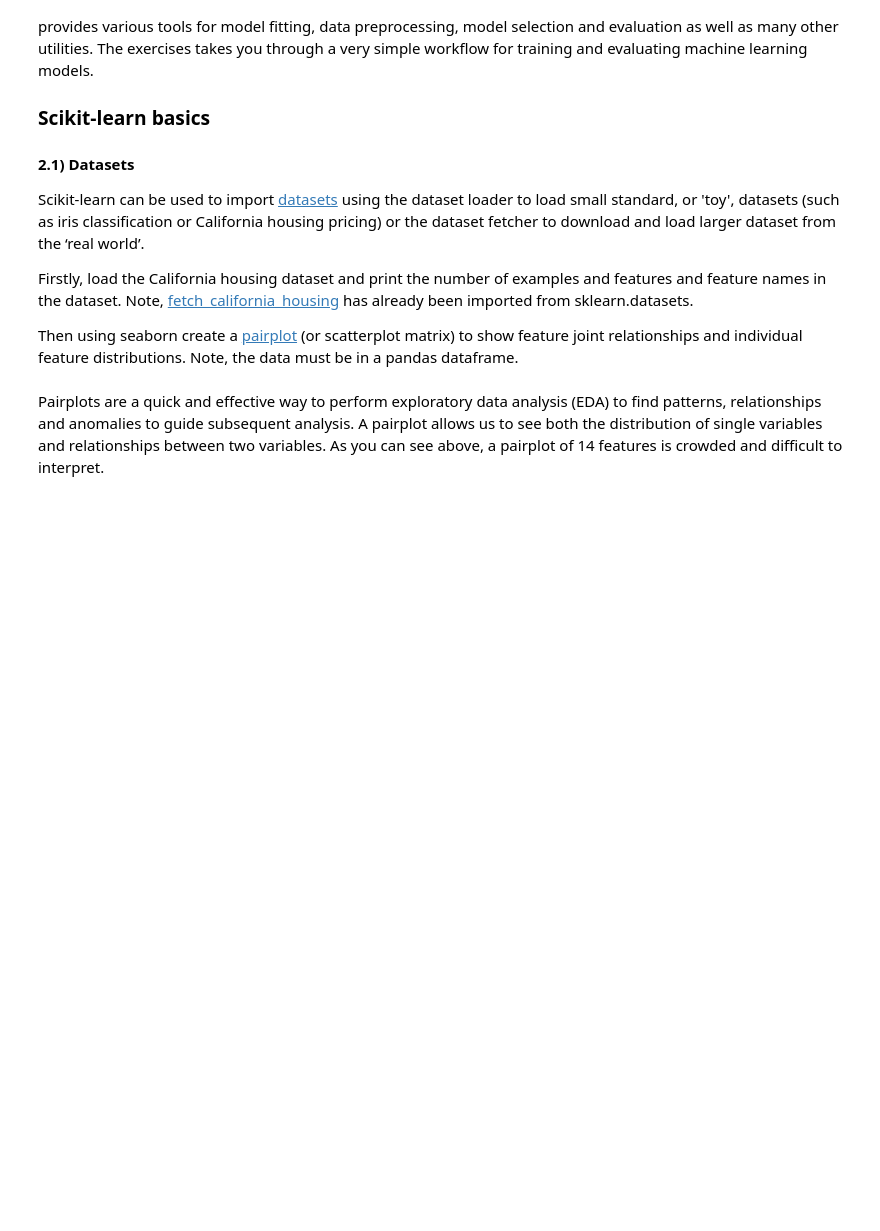
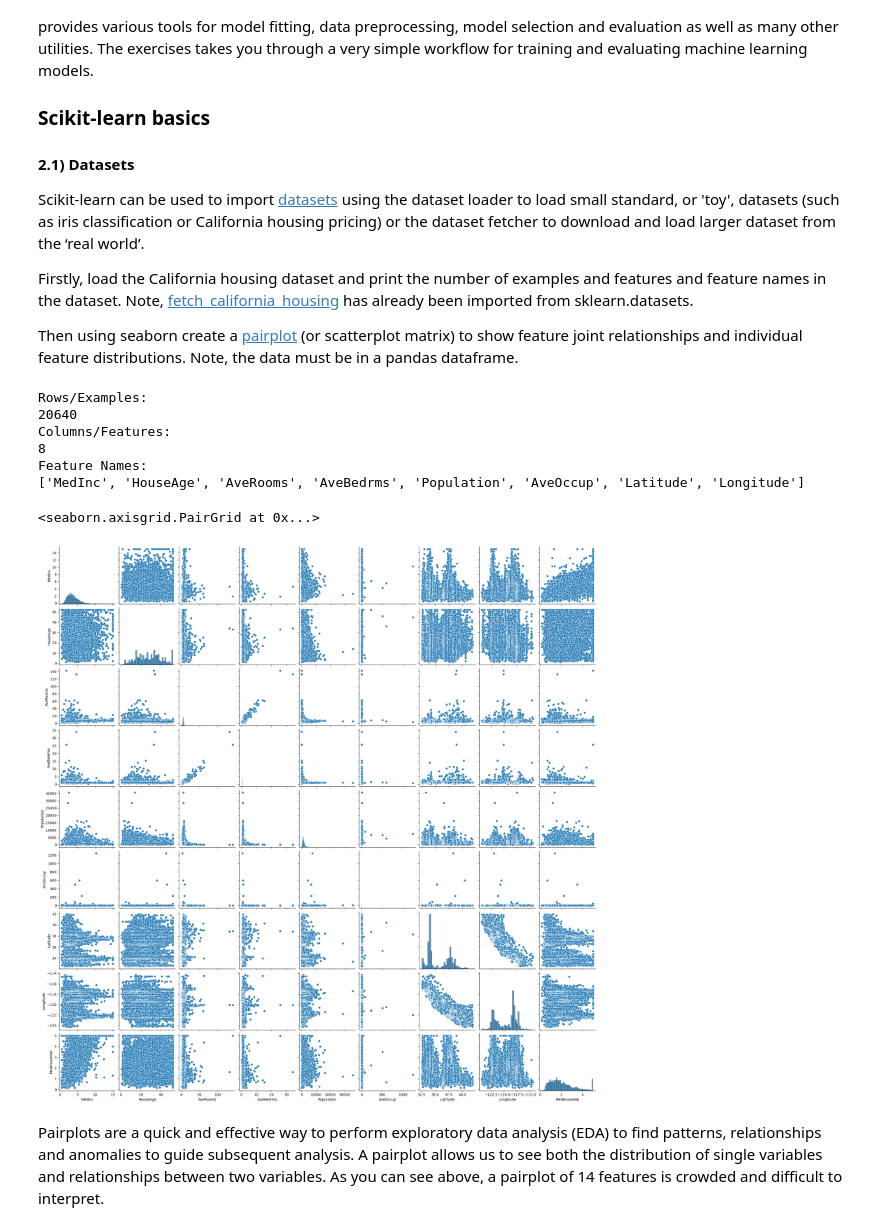
Before and after one commit to NunoAlberto/ML-Labs, a Jupyter notebook: lab1/lab1-intro_to_numpy_scikitlearn.ipynb, the cells around one changed output. Cells and saved outputs as stored; diff of their text form; code cells hidden in the pictures; blank space fills up the shorter version.

```diff
--- a/lab1/lab1-intro_to_numpy_scikitlearn.ipynb
+++ b/lab1/lab1-intro_to_numpy_scikitlearn.ipynb
@@ -438,3 +446,30 @@ Then using seaborn create a [pairplot](https://seaborn.pydata.org/tutorial/axis_
+# %%
+# write your code here
+
+rawData = fetch_california_housing(as_frame=True)
+
+print("Rows/Examples:")
+print(rawData.data.shape[0])
+
+print("Columns/Features:")
+print(rawData.data.shape[1])
+
+print("Feature Names:")
+print(rawData.feature_names)
+
+# data = np.array(rawData)
+# df = pd.DataFrame(data, columns = rawData.feature_names)
+
+sns.pairplot(rawData.frame)
+# %% [output]
+Rows/Examples:
+20640
+Columns/Features:
+8
+Feature Names:
+['MedInc', 'HouseAge', 'AveRooms', 'AveBedrms', 'Population', 'AveOccup', 'Latitude', 'Longitude']
+<seaborn.axisgrid.PairGrid at 0x...>
+[figure, added]
 # %% [markdown]
 Pairplots are a quick and effective way to perform exploratory data analysis (EDA) to find patterns, relationships and anomalies to guide subsequent analysis. A pairplot allows us to see both the distribution of single variables and relationships between two variables. As you can see above, a pairplot of 14 features is crowded and difficult to interpret.
 # %% [markdown]
```
Also changed, not shown: parts of 10 cells of this notebook, 1 other file.
